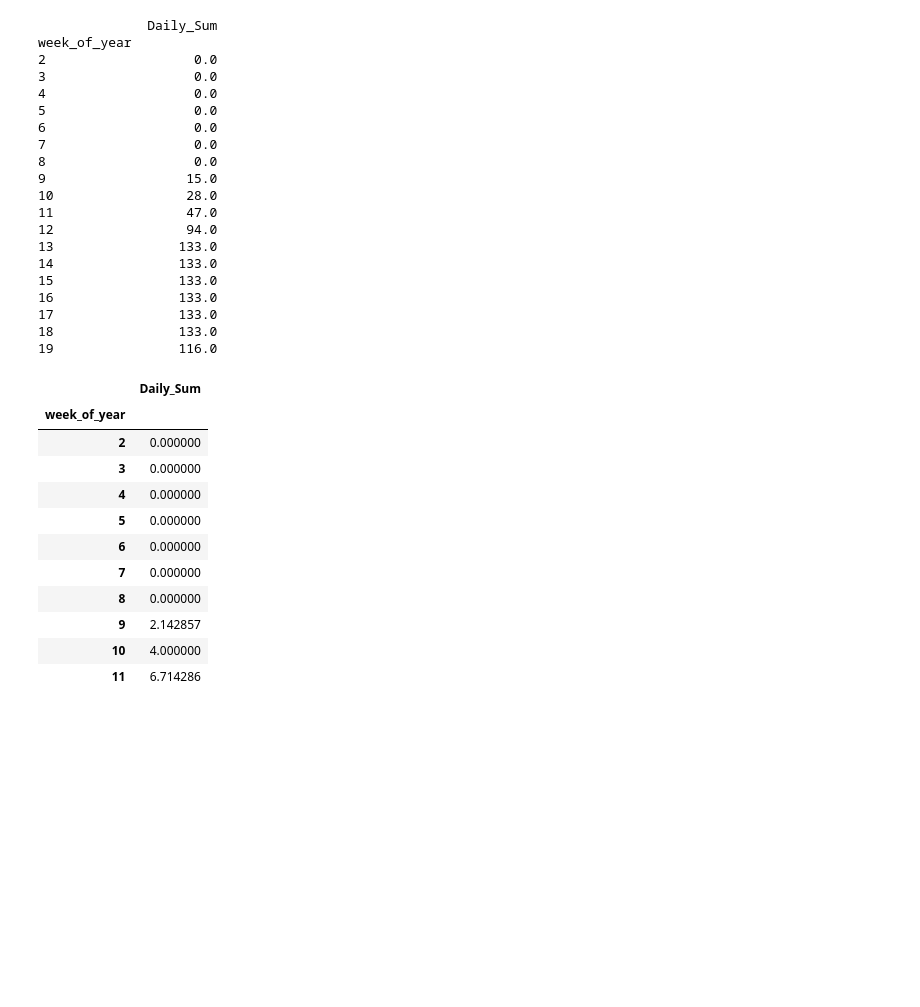
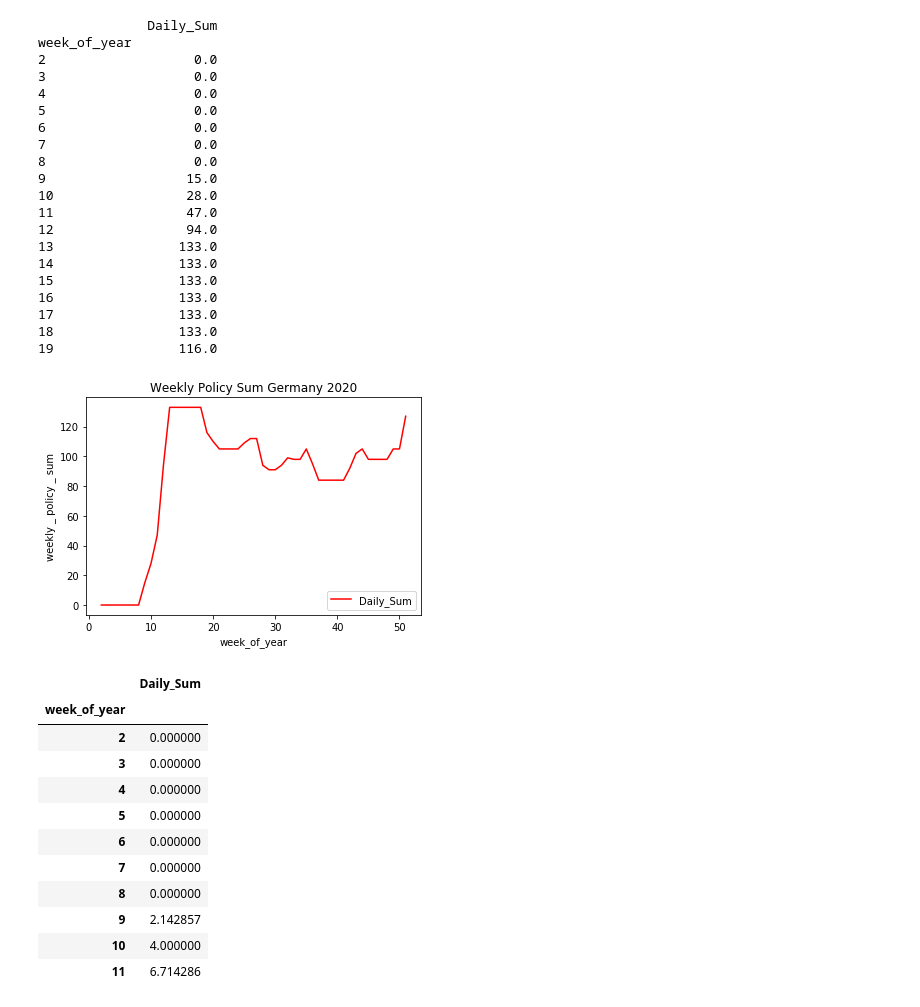
Before and after one commit to L-ansari/Wikipedia_Rhythms, a Jupyter notebook: notebooks/Analysis.ipynb, the cells around one changed output. Drawn from its saved outputs; the diff is of its cells as text; code cells hidden in the pictures; blank space fills up the shorter version.

Commit message:
Graphs added

```diff
--- a/notebooks/Analysis.ipynb
+++ b/notebooks/Analysis.ipynb
@@ -291,6 +299,17 @@ week_of_year
 17                133.0
 18                133.0
 19                116.0
+# %%
+import matplotlib.pyplot as plt
+ax = plt.gca()
+weekly_policy_2020_deutch.plot(kind='line',y='Daily_Sum', color='red', ax=ax)
+plt.title('Weekly Policy Sum Germany 2020')
+plt.ylabel('weekly _ policy _ sum')
+plt.xlabel('week_of_year')
+
+plt.show()
+# %% [output]
+[figure, added]
 # %%
 #average weekly independent variable
 weekly_policy_2020_deutch=weekly_policy_2020_deutch/7
```
Also changed, not shown: parts of 24 cells of this notebook, 1 other file.
